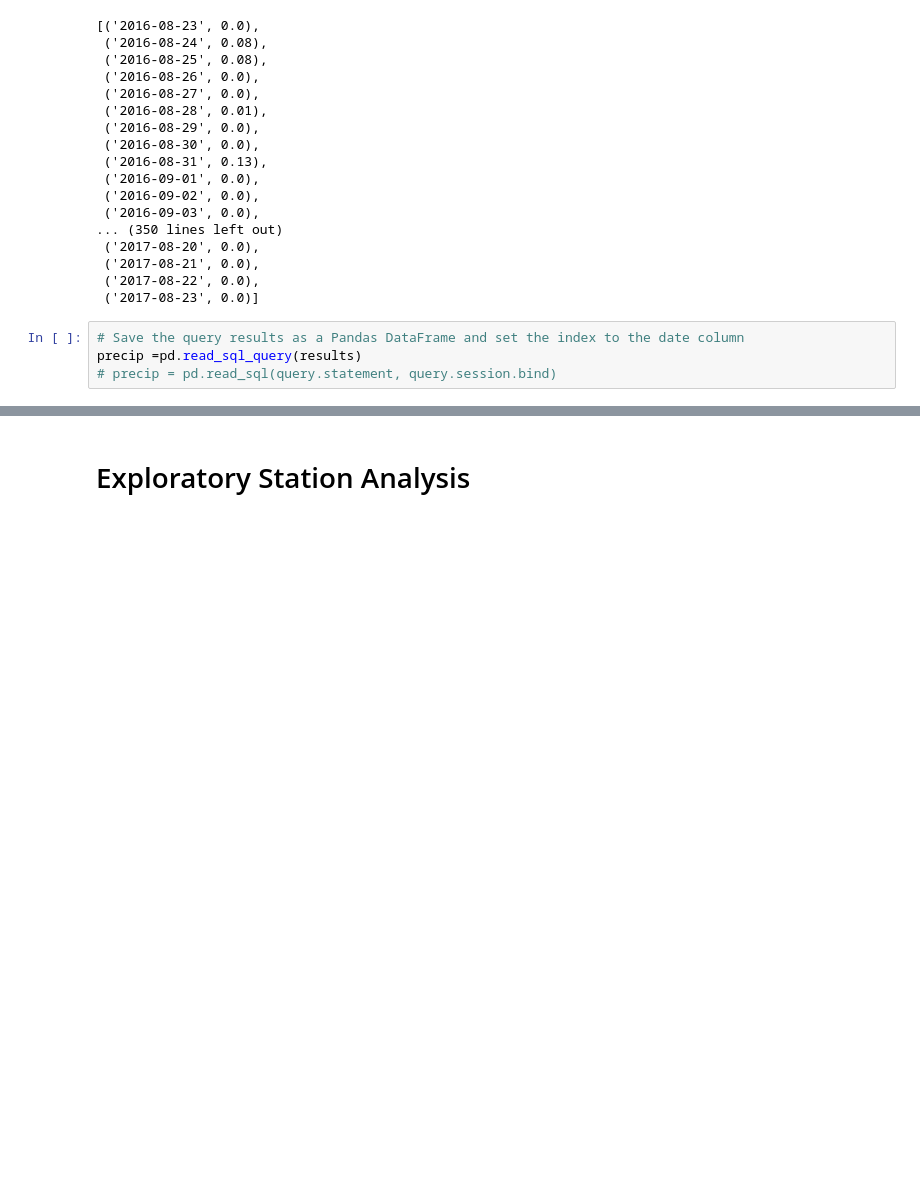
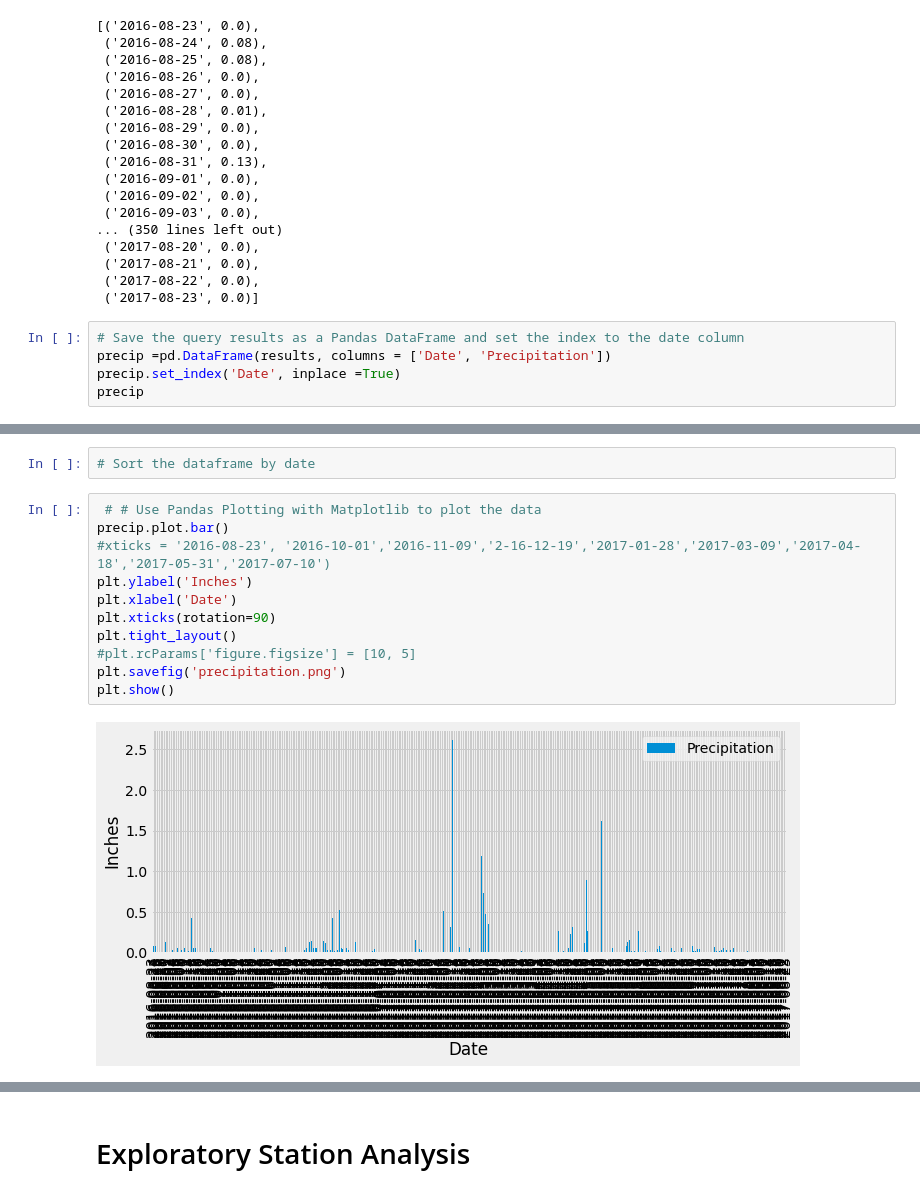
Before and after one commit to yperez0914/sqlalchemy-challenge, a Jupyter notebook: HI_Climate.ipynb, the cells around one changed output, grey strips where cells are left out. Cells and saved outputs as stored; diff of their text form; blank space fills up the shorter version.

```diff
--- a/HI_Climate.ipynb
+++ b/HI_Climate.ipynb
@@ -123,6 +118,7 @@ results
  ('2017-08-23', 0.0)]
 # %%
 # Save the query results as a Pandas DataFrame and set the index to the date column
-precip =pd.read_sql_query(results)
-# precip = pd.read_sql(query.statement, query.session.bind)
+precip =pd.DataFrame(results, columns = ['Date', 'Precipitation'])
+precip.set_index('Date', inplace =True)
+precip
 # %% [output]
@@ -130 +139,16 @@ TypeError: read_sql_query() missing 1 required positional argument: 'con'
+# %%
+# Sort the dataframe by date
+# %%
+ # # Use Pandas Plotting with Matplotlib to plot the data
+precip.plot.bar()
+#xticks = '2016-08-23', '2016-10-01','2016-11-09','2-16-12-19','2017-01-28','2017-03-09','2017-04-18','2017-05-31','2017-07-10')
+plt.ylabel('Inches')
+plt.xlabel('Date')
+plt.xticks(rotation=90)
+plt.tight_layout()
+#plt.rcParams['figure.figsize'] = [10, 5]
+plt.savefig('precipitation.png')
+plt.show()
+# %% [output]
+[figure, added]
 # %%
```
Also changed, not shown: parts of 5 cells of this notebook, 1 other file.
